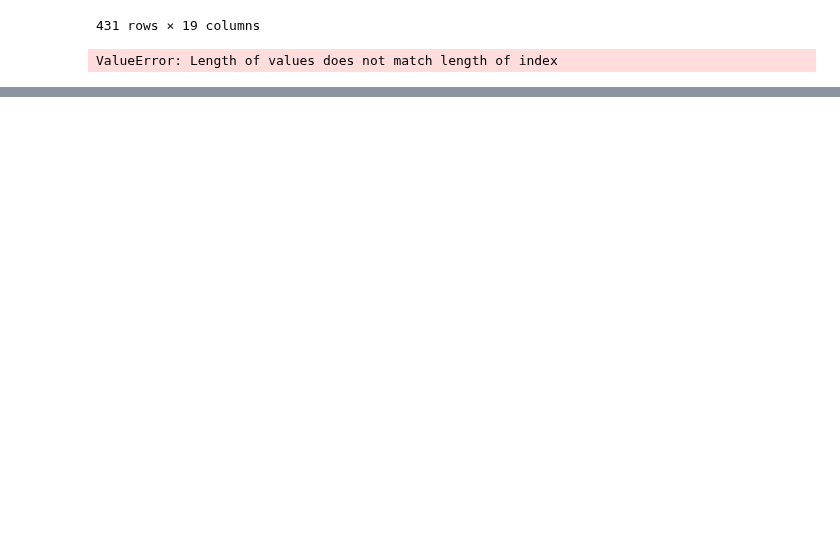
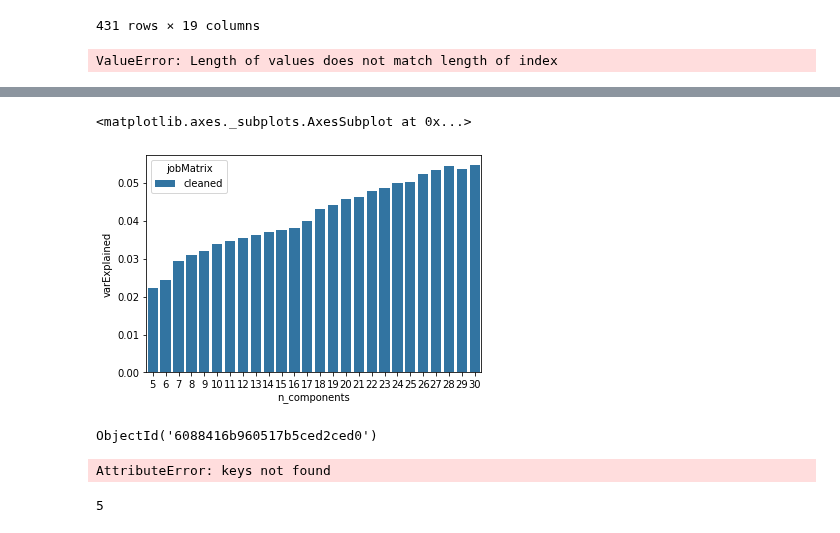
Before and after one commit to nataliavelez/OneHourOneLife, a Jupyter notebook: jobspace/nmf.ipynb, the cells around one changed output, grey strips where cells are left out. Saved outputs shown, nothing was run; the diff lists cells and outputs as text; code cells hidden in the pictures; blank space fills up the shorter version.

Commit message:
ready to run tfidf validation

```diff
--- a/jobspace/nmf.ipynb
+++ b/jobspace/nmf.ipynb
@@ -479,0 +482,3 @@ ValueError: Length of values does not match length of index
+# %%
+cursor = db.nmf_validation.find()
+nmfValidation =  pd.DataFrame(list(cursor))
@@ -479,0 +505,5 @@ ValueError: Length of values does not match length of index
+# %%
+sns.barplot(x = "n_components", y = "varExplained", hue = "jobMatrix", data =nmfValidation)
+# %% [output]
+<matplotlib.axes._subplots.AxesSubplot at 0x...>
+[figure, added]
@@ -479,0 +517,12 @@ ValueError: Length of values does not match length of index
+# %%
+mat_id
+# %% [output]
+ObjectId('6088416b960517b5ced2ced0')
+# %%
+mat_dict.keys()
+# %% [output]
+AttributeError: keys not found
+# %%
+db.tfidf_matrix.files.find().count()
+# %% [output]
+5
```
Also changed, not shown: parts of 5 cells of this notebook, 1 other file.
